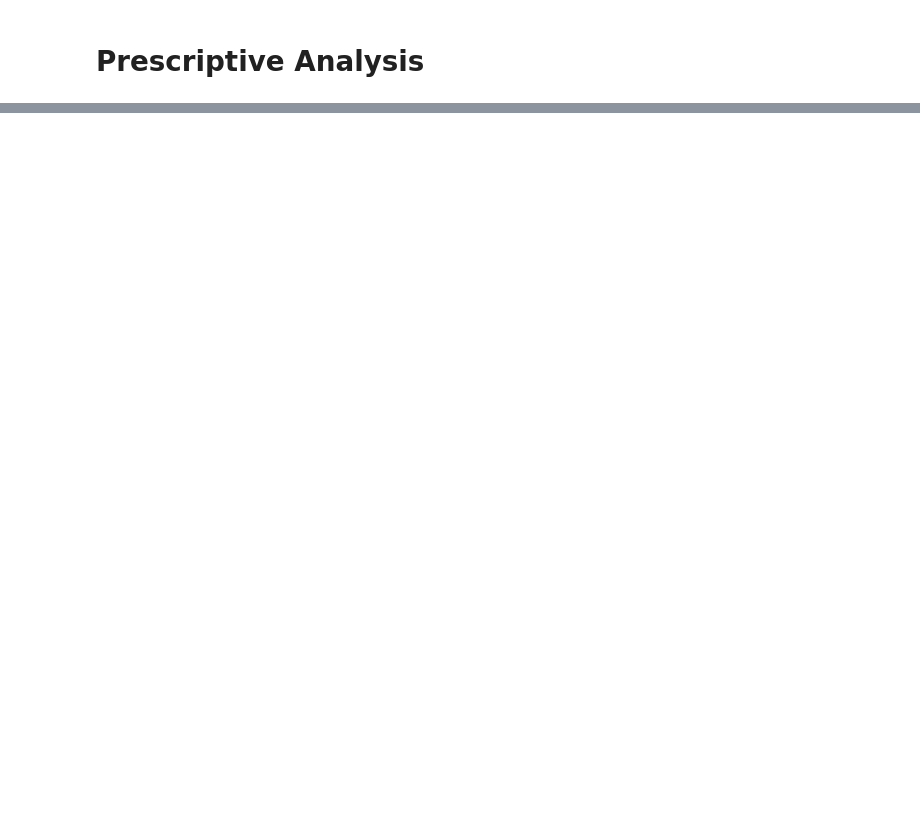
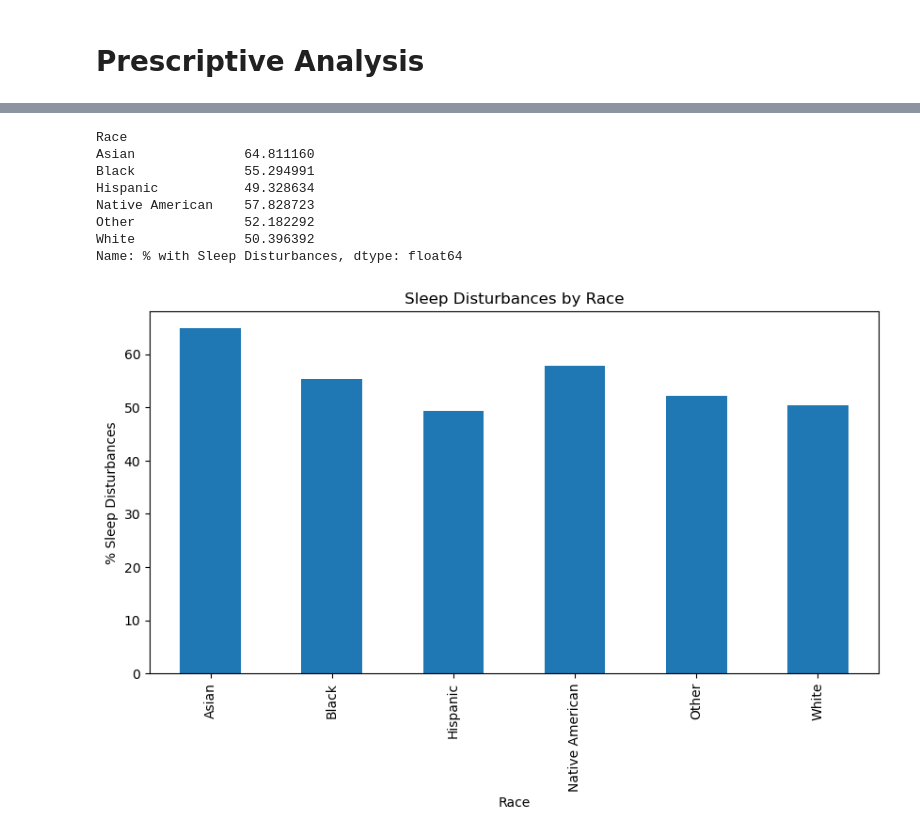
Before and after one commit to dev-ssr/team9_PyCoders_PythonHackathon_MAY2026, a Jupyter notebook: Team9_PyCoders_Category3.PrescriptiveAnalysis.ipynb, the cells around one changed output, grey strips where cells are left out. Cells and saved outputs as stored; diff of their text form; code cells hidden in the pictures; blank space fills up the shorter version.

```diff
--- a/Team9_PyCoders_Category3.PrescriptiveAnalysis.ipynb
+++ b/Team9_PyCoders_Category3.PrescriptiveAnalysis.ipynb
@@ -92,0 +515,26 @@ dtype: object
+# %%
+# Sleep disturbances by race
+race_sleep = df.groupby('Race')['% with Sleep Disturbances'].mean()
+
+print(race_sleep)
+
+# Visualization
+plt.figure(figsize=(10,5))
+
+race_sleep.plot(kind='bar')
+
+plt.title("Sleep Disturbances by Race")
+plt.xlabel("Race")
+plt.ylabel("% Sleep Disturbances")
+
+plt.show()
+# %% [output]
+Race
+Asian              64.811160
+Black              55.294991
+Hispanic           49.328634
+Native American    57.828723
+Other              52.182292
+White              50.396392
+Name: % with Sleep Disturbances, dtype: float64
+[figure, added]
```
Also changed, not shown: parts of 23 cells of this notebook.
